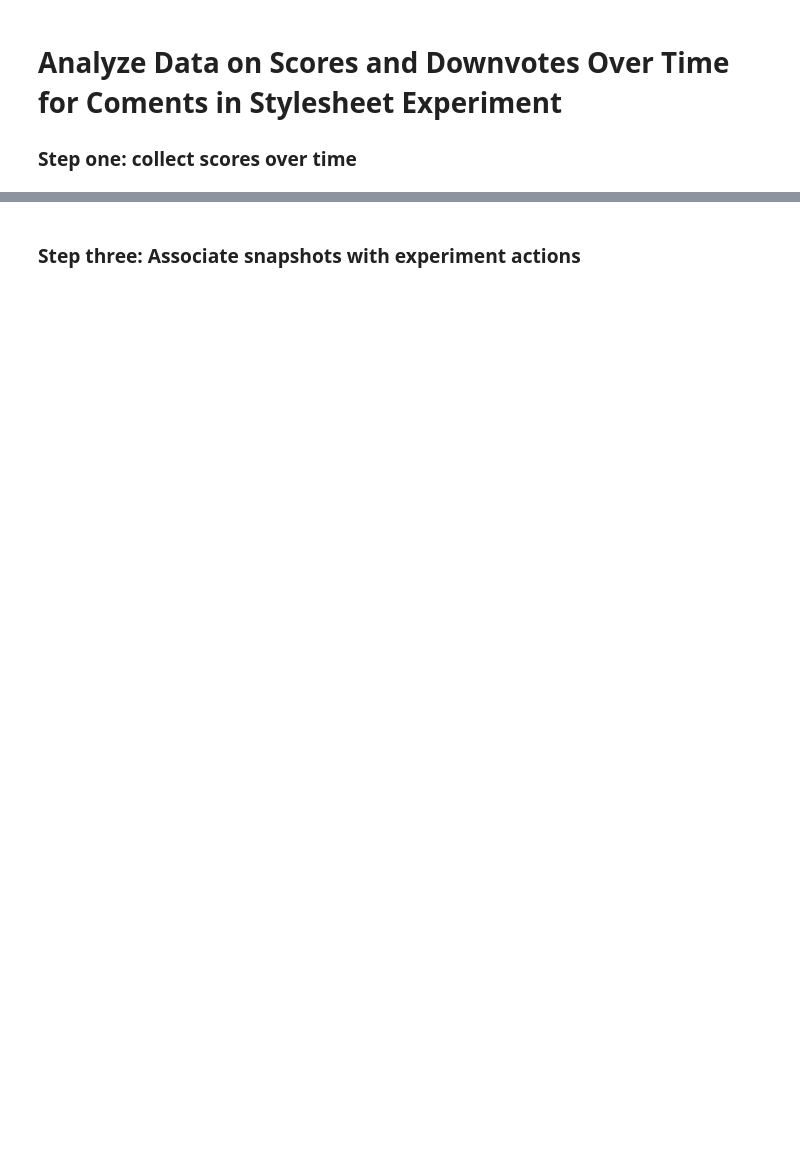
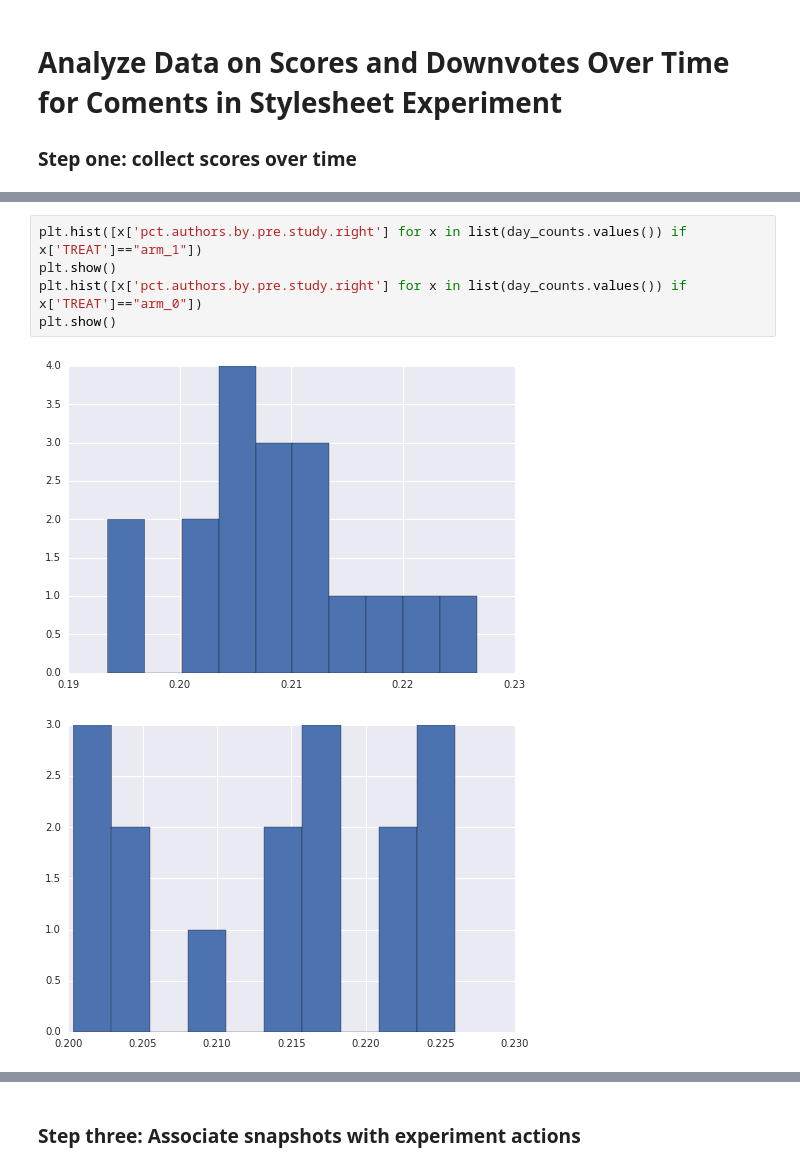
Before and after one commit to citizensandtech/CivilServant-Analysis, a Jupyter notebook: Stylesheet Experiment/Stylesheet Downvotes Experiment Preliminary Analysis.ipynb, the cells around one changed output, grey strips where cells are left out. Cells and saved outputs as stored; diff of their text form; blank space fills up the shorter version.

```diff
--- a/Stylesheet Experiment/Stylesheet Downvotes Experiment Preliminary Analysis.ipynb
+++ b/Stylesheet Experiment/Stylesheet Downvotes Experiment Preliminary Analysis.ipynb
@@ -681,0 +841,8 @@ for row in db_engine.execute(text("""\
+# %%
+plt.hist([x['pct.authors.by.pre.study.right'] for x in list(day_counts.values()) if x['TREAT']=="arm_1"])
+plt.show()
+plt.hist([x['pct.authors.by.pre.study.right'] for x in list(day_counts.values()) if x['TREAT']=="arm_0"])
+plt.show()
+# %% [output]
+[figure, added]
+[figure, added]
```
Also changed, not shown: parts of 53 cells of this notebook, 1 other file.
